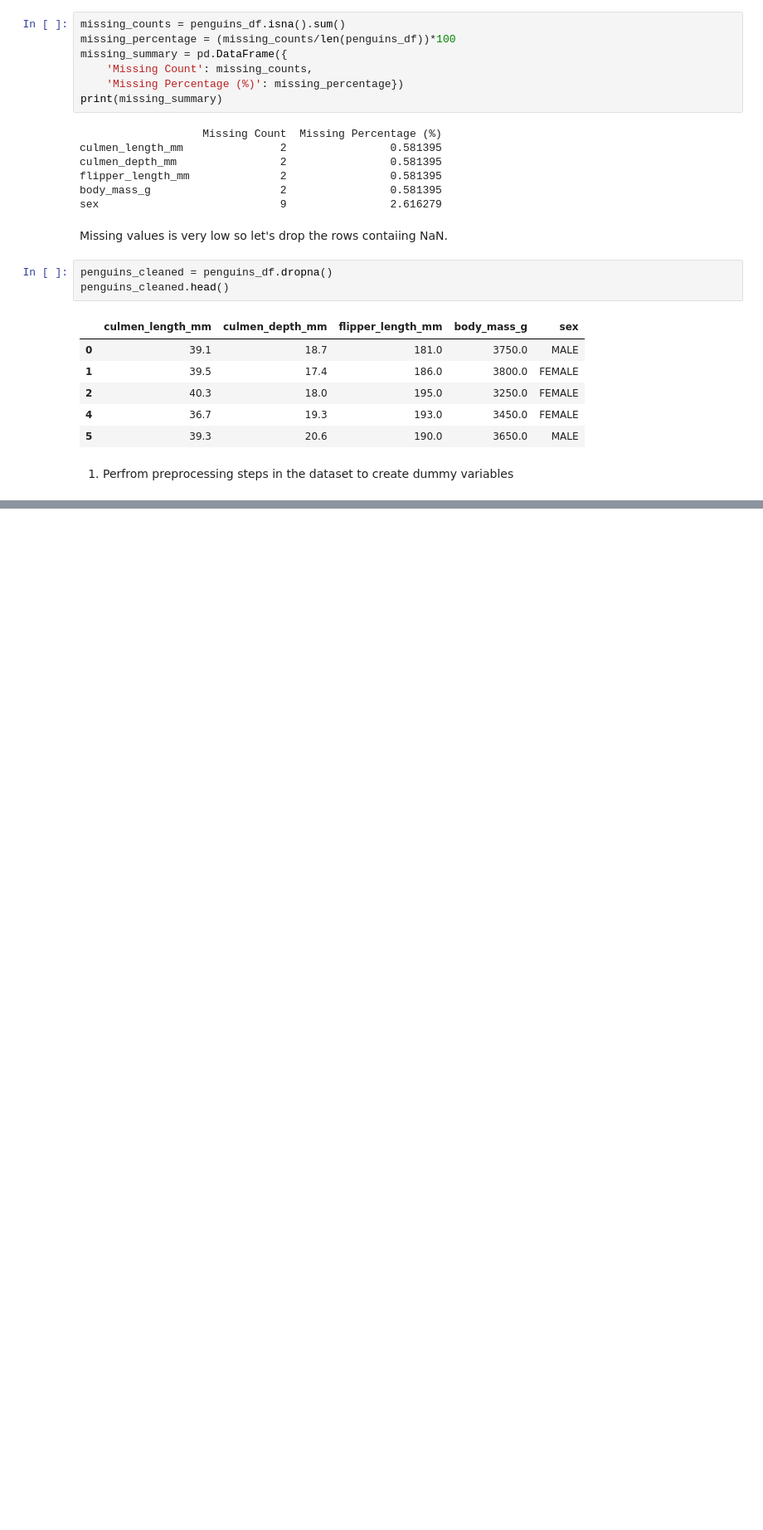
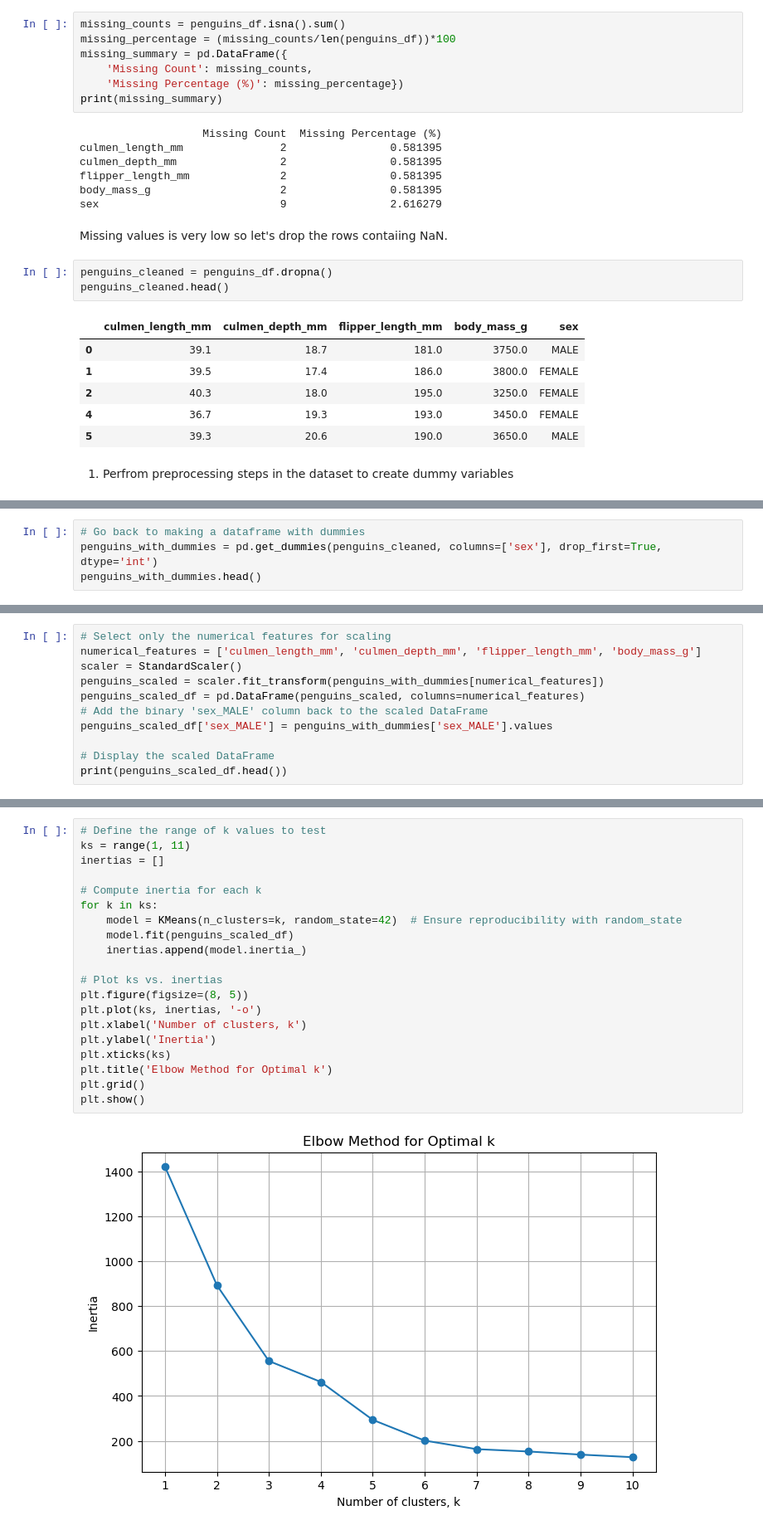
Before and after one commit to lfpmeloni/machine-learning-2024, a Jupyter notebook: projects/clustering-antarctic-penguin-species/analysis_notebook.ipynb, the cells around one changed output, grey strips where cells are left out. Shown at 83% size. Saved outputs shown, nothing was run; the diff lists cells and outputs as text; blank space fills up the shorter version.

```diff
--- a/projects/clustering-antarctic-penguin-species/analysis_notebook.ipynb
+++ b/projects/clustering-antarctic-penguin-species/analysis_notebook.ipynb
@@ -82,0 +99,4 @@ penguins_with_dummies.head()
+# %%
+# Go back to making a dataframe with dummies
+penguins_with_dummies = pd.get_dummies(penguins_cleaned, columns=['sex'], drop_first=True, dtype='int')
+penguins_with_dummies.head()
@@ -82,0 +112,11 @@ penguins_with_dummies.head()
+# %%
+# Select only the numerical features for scaling
+numerical_features = ['culmen_length_mm', 'culmen_depth_mm', 'flipper_length_mm', 'body_mass_g']
+scaler = StandardScaler()
+penguins_scaled = scaler.fit_transform(penguins_with_dummies[numerical_features])
+penguins_scaled_df = pd.DataFrame(penguins_scaled, columns=numerical_features)
+# Add the binary 'sex_MALE' column back to the scaled DataFrame
+penguins_scaled_df['sex_MALE'] = penguins_with_dummies['sex_MALE'].values
+
+# Display the scaled DataFrame
+print(penguins_scaled_df.head())
@@ -82,0 +132,22 @@ penguins_with_dummies.head()
+# %%
+# Define the range of k values to test
+ks = range(1, 11)
+inertias = []
+
+# Compute inertia for each k
+for k in ks:
+    model = KMeans(n_clusters=k, random_state=42)  # Ensure reproducibility with random_state
+    model.fit(penguins_scaled_df)
+    inertias.append(model.inertia_)
+
+# Plot ks vs. inertias
+plt.figure(figsize=(8, 5))
+plt.plot(ks, inertias, '-o')
+plt.xlabel('Number of clusters, k')
+plt.ylabel('Inertia')
+plt.xticks(ks)
+plt.title('Elbow Method for Optimal k')
+plt.grid()
+plt.show()
+# %% [output]
+[figure, added]
```
Also changed, not shown: parts of 12 cells of this notebook, 2 other files.
